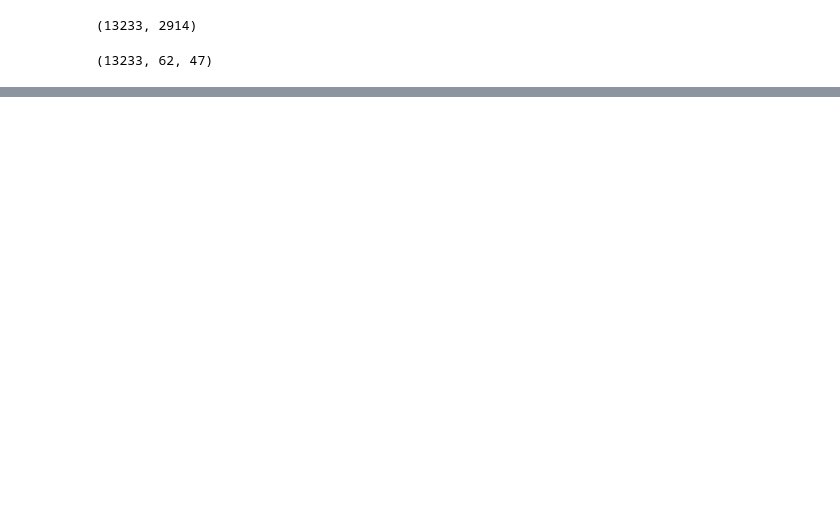
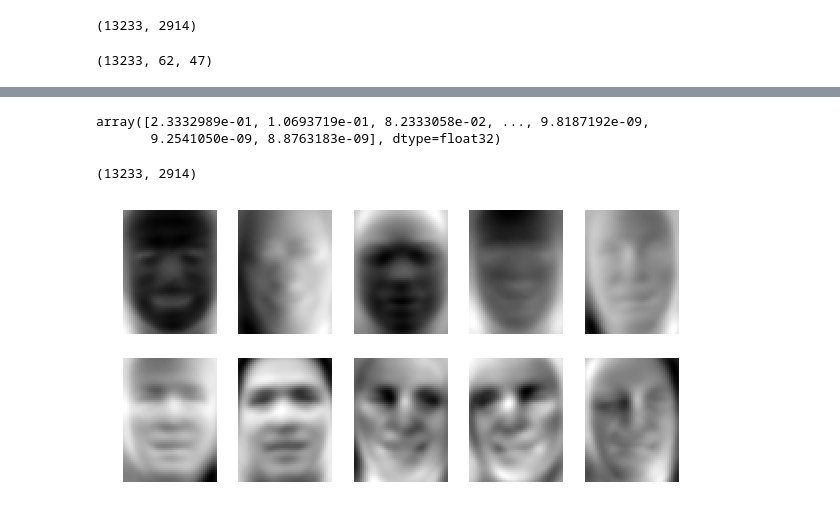
Before and after one commit to shuteng/scikit-learn, a Jupyter notebook: PCA Labeled Faces in the Wild (LFW) .ipynb, the cells around one changed output, grey strips where cells are left out. Cells and saved outputs as stored; diff of their text form; code cells hidden in the pictures; blank space fills up the shorter version.

```diff
--- a/PCA Labeled Faces in the Wild (LFW) .ipynb
+++ b/PCA Labeled Faces in the Wild (LFW) .ipynb
@@ -33,0 +34,9 @@ PCA?
+# %%
+pca = PCA().fit(x)
+# %%
+V= pca.components_
+# %%
+pca.explained_variance_ratio_
+# %% [output]
+array([2.3332989e-01, 1.0693719e-01, 8.2333058e-02, ..., 9.8187192e-09,
+       9.2541050e-09, 8.8763183e-09], dtype=float32)
@@ -33,0 +45,13 @@ PCA?
+# %%
+x_new.shape
+# %% [output]
+(13233, 2914)
+# %%
+plt.figure(figsize=[10,5])
+for i in range(10):
+    plt.subplot(2,5,i+1)
+    plt.imshow(V[i].reshape(62,47), cmap='gray')
+    plt.axis('off')
+plt.show()
+# %% [output]
+[figure, added]
```
Also changed, not shown: parts of 7 cells of this notebook.
